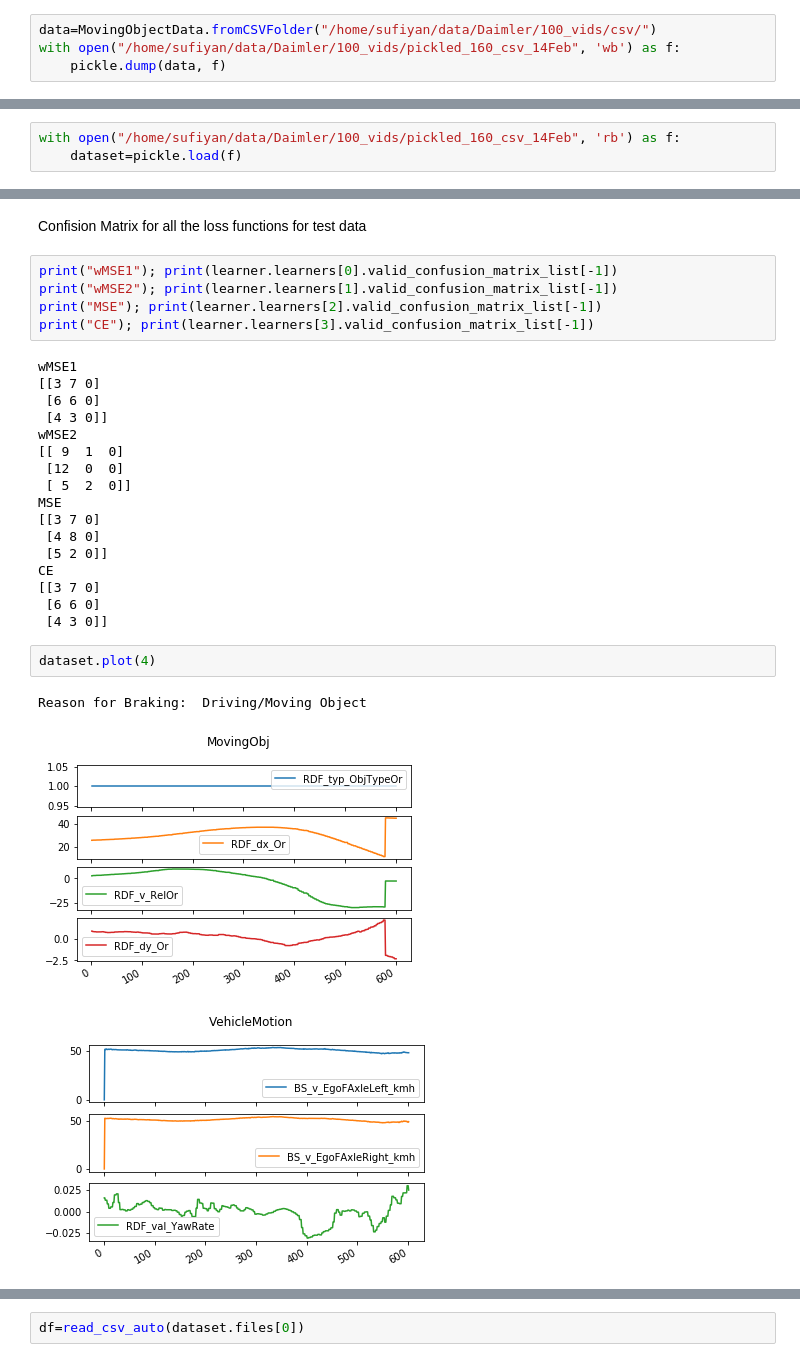
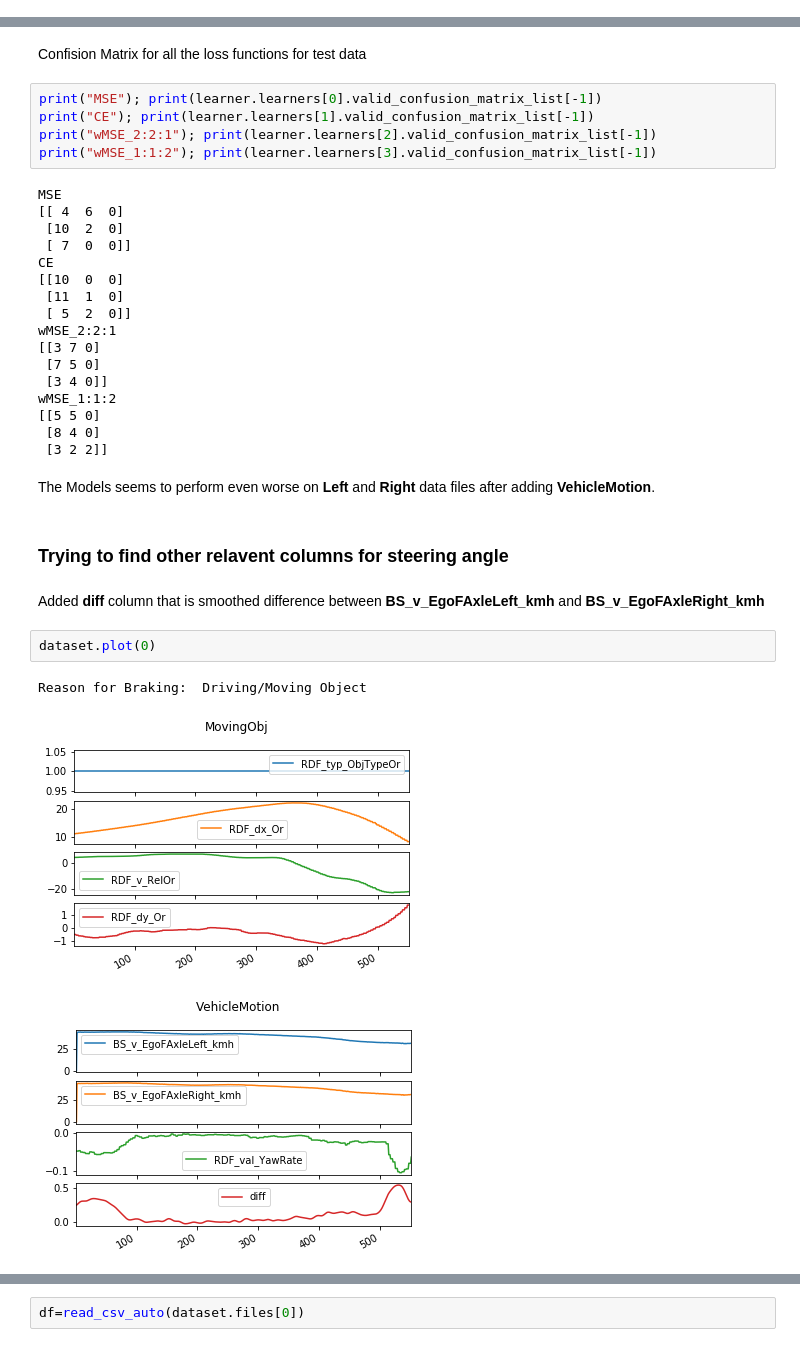
Before and after one commit to dumbPy/SceneR2, a Jupyter notebook: Notebooks/CSV_Model_with_Vehicle_Motion_Data.ipynb, the cells around one changed output, grey strips where cells are left out. Drawn from its saved outputs; the diff is of its cells as text.

Commit message:
trained with VehicleMotion. Worse Results.

```diff
--- a/Notebooks/CSV_Model_with_Vehicle_Motion_Data.ipynb
+++ b/Notebooks/CSV_Model_with_Vehicle_Motion_Data.ipynb
@@ -12,18 +13,11 @@ import pickle
 # %% [markdown]
 As loading and cleaning the dataset takes some time, we load the dataset and save it in a pickle file to be loaded below. This makes the process of loading the dataset quicker the next time we run the model.
-# %%
-data=MovingObjectData.fromCSVFolder("/home/sufiyan/data/Daimler/100_vids/csv/")
-with open("/home/sufiyan/data/Daimler/100_vids/pickled_160_csv_14Feb", 'wb') as f:
-    pickle.dump(data, f)
 # %%
 data=MovingObjectData.fromCSVFolder("/home/sufiyan/data/Daimler/100_vids/csv/")
 with open("/home/sufiyan/data/Daimler/100_vids/pickled_MovingObject_160_csv_19Feb", 'wb') as f:
     pickle.dump(data, f)
 # %% [markdown]
 Loading the dataset. To see how the dataset works, see [scripts/dataset.py](https://github.com/dumbPy/MTP/blob/master/scripts/dataset.py)
-# %%
-with open("/home/sufiyan/data/Daimler/100_vids/pickled_160_csv_14Feb", 'rb') as f:
-    dataset=pickle.load(f)
 # %%
 with open("/home/sufiyan/data/Daimler/100_vids/pickled_MovingObject_160_csv_19Feb", 'rb') as f:
     dataset=pickle.load(f)
@@ -129,30 +117,36 @@ wMSE_1:1:2
 # %% [markdown]
 Confision Matrix for all the loss functions for test data
 # %%
-print("wMSE1"); print(learner.learners[0].valid_confusion_matrix_list[-1])
-print("wMSE2"); print(learner.learners[1].valid_confusion_matrix_list[-1])
-print("MSE"); print(learner.learners[2].valid_confusion_matrix_list[-1])
-print("CE"); print(learner.learners[3].valid_confusion_matrix_list[-1])
+print("MSE"); print(learner.learners[0].valid_confusion_matrix_list[-1])
+print("CE"); print(learner.learners[1].valid_confusion_matrix_list[-1])
+print("wMSE_2:2:1"); print(learner.learners[2].valid_confusion_matrix_list[-1])
+print("wMSE_1:1:2"); print(learner.learners[3].valid_confusion_matrix_list[-1])
 # %% [output]
-wMSE1
+MSE
+[[ 4  6  0]
+ [10  2  0]
+ [ 7  0  0]]
+CE
+[[10  0  0]
+ [11  1  0]
+ [ 5  2  0]]
+wMSE_2:2:1
 [[3 7 0]
- [6 6 0]
- [4 3 0]]
-wMSE2
-[[ 9  1  0]
- [12  0  0]
- [ 5  2  0]]
-MSE
-[[3 7 0]
- [4 8 0]
- [5 2 0]]
-CE
-[[3 7 0]
- [6 6 0]
- [4 3 0]]
+ [7 5 0]
+ [3 4 0]]
+wMSE_1:1:2
+[[5 5 0]
+ [8 4 0]
+ [3 2 2]]
+# %% [markdown]
+The Models seems to perform even worse on **Left** and **Right** data files after adding **VehicleMotion**.
+# %% [markdown]
+### Trying to find other relavent columns for steering angle
+# %% [markdown]
+Added **diff** column that is smoothed difference between **BS_v_EgoFAxleLeft_kmh** and **BS_v_EgoFAxleRight_kmh**
 # %%
-dataset.plot(4)
+dataset.plot(0)
 # %% [output]
 Reason for Braking:  Driving/Moving Object
-[figure, old version]
+[figure, new version]
-[figure, old version]
+[figure, new version]
```
Also changed, not shown: parts of 54 cells of this notebook.
